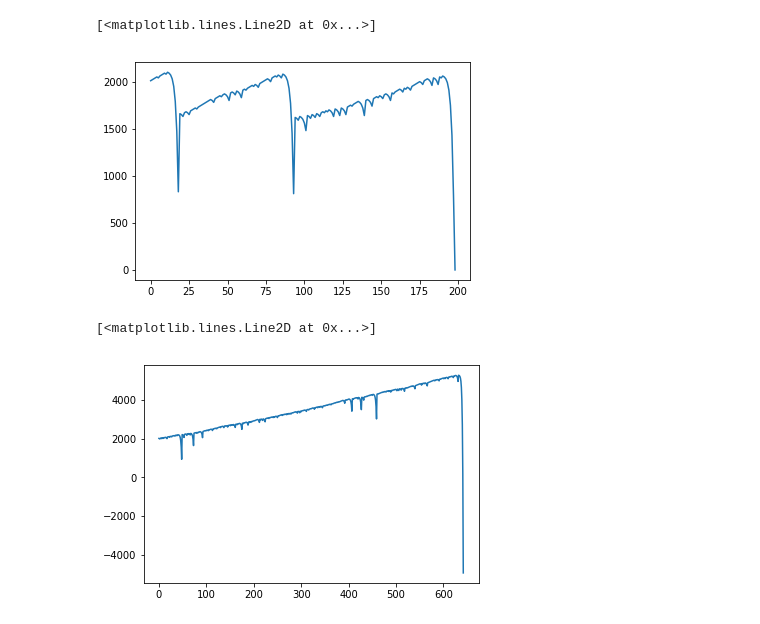
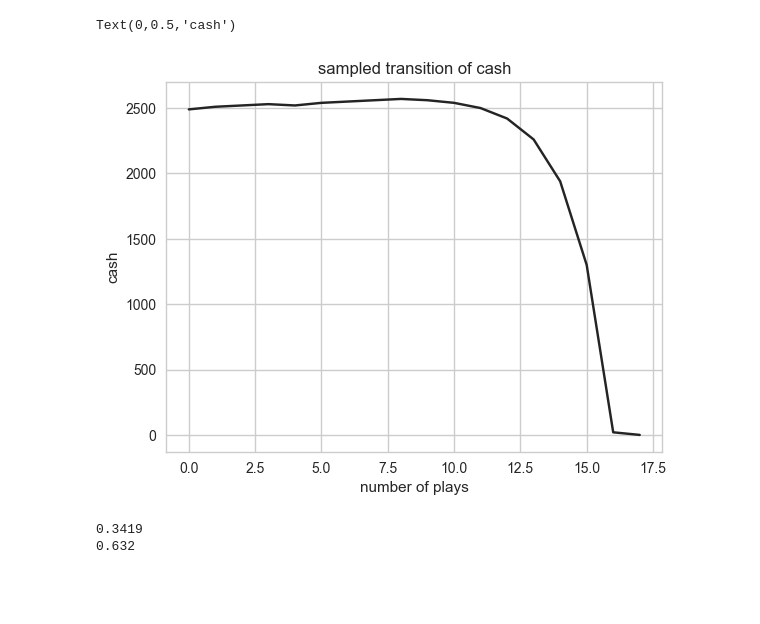
Before and after one commit to nasuka/casino-simulation, a Jupyter notebook: Simulation.ipynb, the cells around one changed output. Saved outputs shown, nothing was run; the diff lists cells and outputs as text; code cells hidden in the pictures; blank space fills up the shorter version.

Commit message:
add simulation

```diff
--- a/Simulation.ipynb
+++ b/Simulation.ipynb
@@ -1,4 +1,20 @@
 # %%
 from martingale import MartinGale
 from matplotlib import pyplot as plt
+import seaborn as sns
 %matplotlib inline
+plt.style.use('default')
+sns.set()
+sns.set_style('whitegrid')
+sns.set_palette('gray')
+# %%
+funds = 2500 # 所持金
+game_type = 'roulette' # プレイするゲーム
+initial_bet = 10 # martingaleの最初の掛け金
+simulation_num = 720# 賭ける回数
+
+funds_list = []
+for i in range(10000):
+    marting_gale = MartinGale(funds, game_type, initial_bet, simulation_num)
+    funds_list.append(marting_gale.simulate())
+result_list = [log[-1] for log in funds_list]
@@ -5 +31,17 @@ from matplotlib import pyplot as plt
+# %%
+fig = plt.figure()
+ax = fig.add_subplot(1,1,1)
+ax.plot(funds_list[0])
+ax.set_title('sampled transition of cash')
+ax.set_xlabel('number of plays')
+ax.set_ylabel('cash')
+# %% [output]
+Text(0,0.5,'cash')
+[figure, added]
+# %%
+print(len([res for res in result_list if res >= funds]) / 10000)
+print(len([res for res in result_list if res == 0]) / 10000)
+# %% [output]
+0.3419
+0.632
 # %%
@@ -14,12 +56,0 @@ log = marting_gale.simulate()
-# %%
-plt.plot(log)
-# %% [output]
-[<matplotlib.lines.Line2D at 0x...>]
-[figure, removed]
-# %%
-marting_gale = MartinGale(funds, game_type, initial_bet, simulation_num)
-log = marting_gale.simulate()
-plt.plot(log)
-# %% [output]
-[<matplotlib.lines.Line2D at 0x...>]
-[figure, removed]
```
Also changed, not shown: parts of 17 cells of this notebook.
